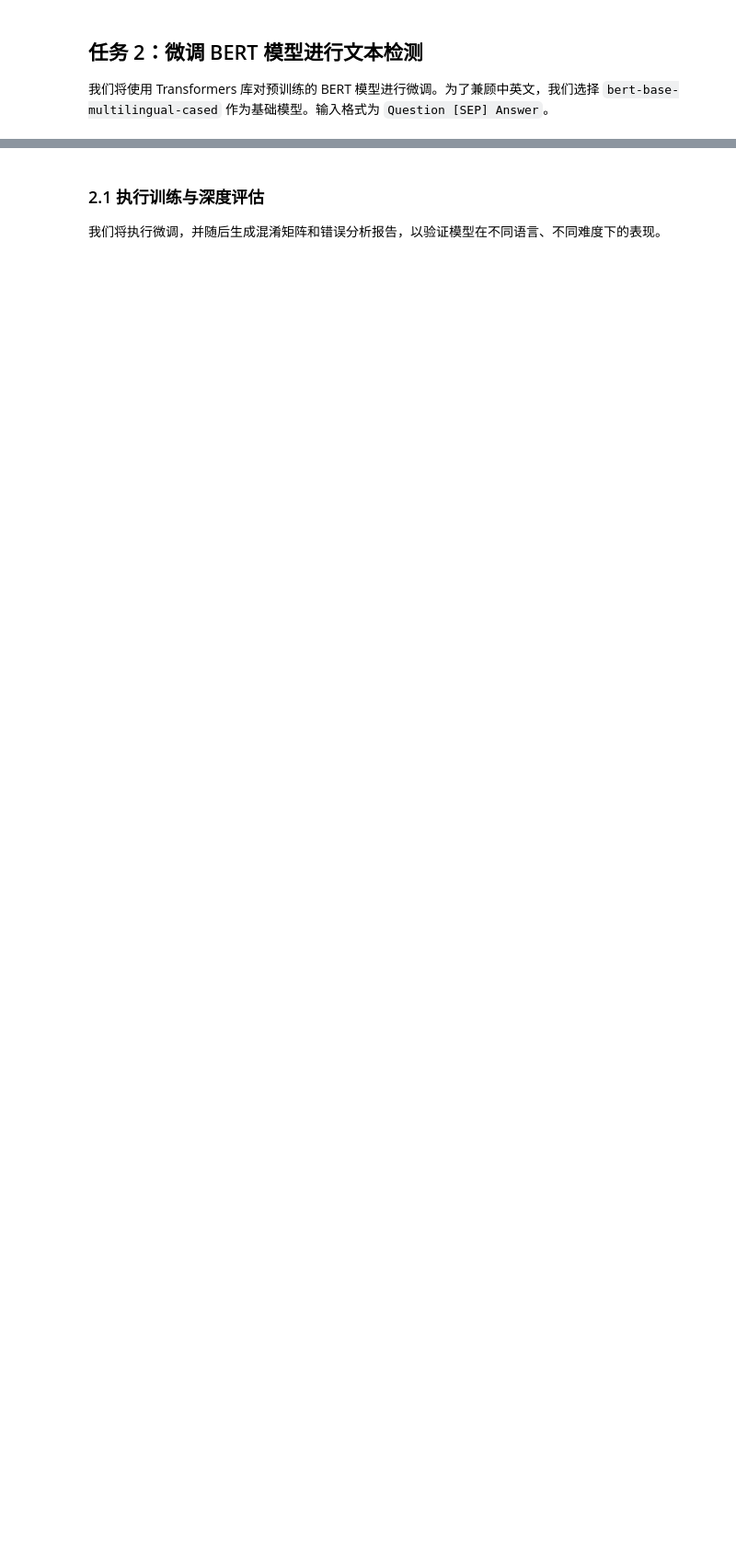
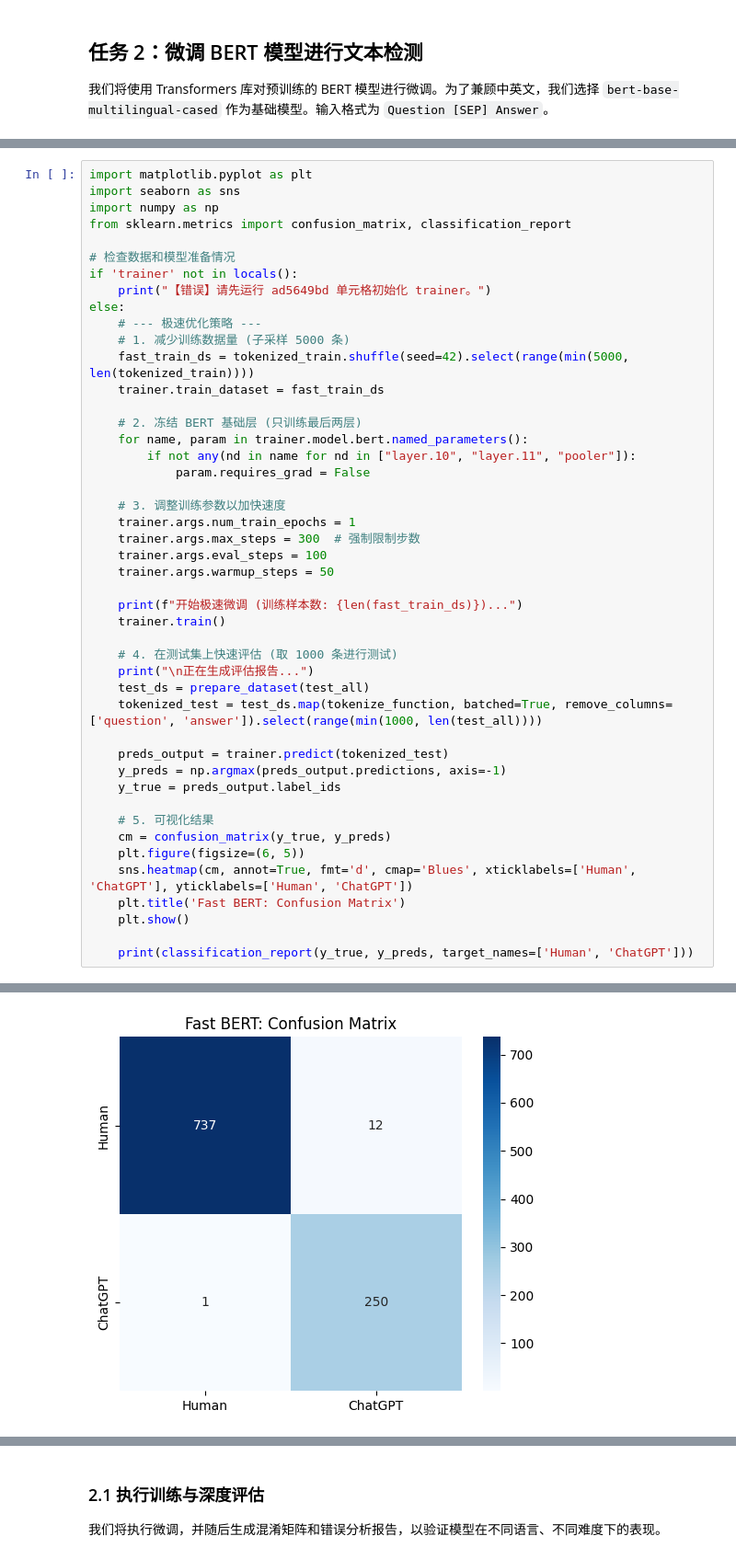
Before and after one commit to taelly73/java-work, a Jupyter notebook: 机器学习AI检测.ipynb, the cells around one changed output, grey strips where cells are left out. Shown at 92% size. Drawn from its saved outputs; the diff is of its cells as text; blank space fills up the shorter version.

```diff
--- a/机器学习AI检测.ipynb
+++ b/机器学习AI检测.ipynb
@@ -308,0 +336,47 @@ ModuleNotFoundError: No module named 'evaluate'
+# %%
+import matplotlib.pyplot as plt
+import seaborn as sns
+import numpy as np
+from sklearn.metrics import confusion_matrix, classification_report
+
+# 检查数据和模型准备情况
+if 'trainer' not in locals():
+    print("【错误】请先运行 ad5649bd 单元格初始化 trainer。")
+else:
+    # --- 极速优化策略 ---
+    # 1. 减少训练数据量 (子采样 5000 条)
+    fast_train_ds = tokenized_train.shuffle(seed=42).select(range(min(5000, len(tokenized_train))))
+    trainer.train_dataset = fast_train_ds
+
+    # 2. 冻结 BERT 基础层 (只训练最后两层)
+    for name, param in trainer.model.bert.named_parameters():
+        if not any(nd in name for nd in ["layer.10", "layer.11", "pooler"]):
+            param.requires_grad = False
+
+    # 3. 调整训练参数以加快速度
+    trainer.args.num_train_epochs = 1
+    trainer.args.max_steps = 300  # 强制限制步数
+    trainer.args.eval_steps = 100
+    trainer.args.warmup_steps = 50
+
+    print(f"开始极速微调 (训练样本数: {len(fast_train_ds)})...")
+    trainer.train()
+
+    # 4. 在测试集上快速评估 (取 1000 条进行测试)
+    print("\n正在生成评估报告...")
+    test_ds = prepare_dataset(test_all)
+    tokenized_test = test_ds.map(tokenize_function, batched=True, remove_columns=['question', 'answer']).select(range(min(1000, len(test_all))))
+
+    preds_output = trainer.predict(tokenized_test)
+    y_preds = np.argmax(preds_output.predictions, axis=-1)
+    y_true = preds_output.label_ids
+
+    # 5. 可视化结果
+    cm = confusion_matrix(y_true, y_preds)
+    plt.figure(figsize=(6, 5))
+    sns.heatmap(cm, annot=True, fmt='d', cmap='Blues', xticklabels=['Human', 'ChatGPT'], yticklabels=['Human', 'ChatGPT'])
+    plt.title('Fast BERT: Confusion Matrix')
+    plt.show()
+
+    print(classification_report(y_true, y_preds, target_names=['Human', 'ChatGPT']))
+# %% [output]
@@ -308,0 +394 @@ ModuleNotFoundError: No module named 'evaluate'
+[figure, added]
```
Also changed, not shown: parts of 10 cells of this notebook.
